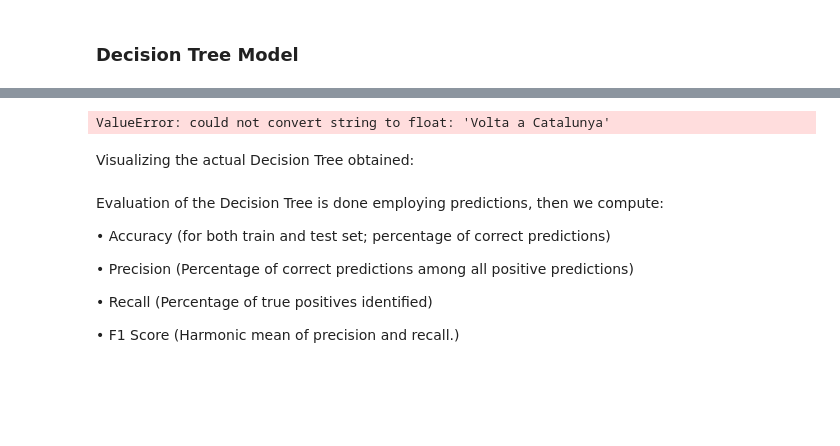
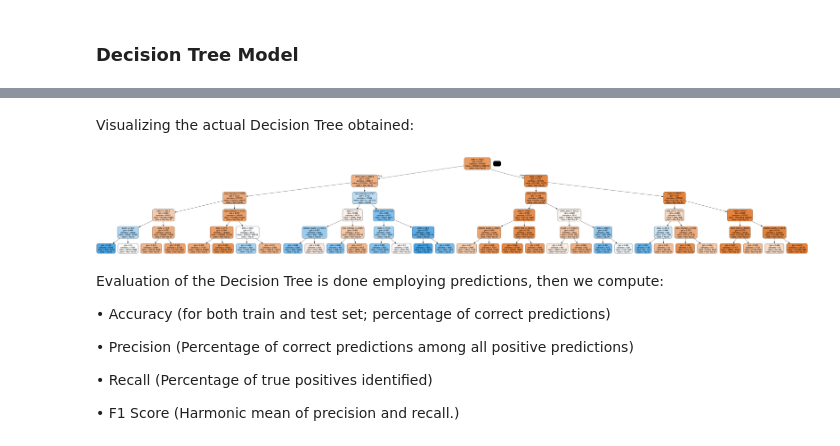
Before and after one commit to leomanne/Data-Mining, a Jupyter notebook: fourth_task.ipynb, the cells around one changed output, grey strips where cells are left out. Cells and saved outputs as stored; diff of their text form; code cells hidden in the pictures; blank space fills up the shorter version.

```diff
--- a/fourth_task.ipynb
+++ b/fourth_task.ipynb
@@ -296,0 +155,24 @@ data_merged['date'] = (data_merged['date'] - data_merged['date'].min()) / (data_
+# %%
+#Function to discretize the variables
+#Input: the dataset and the list of variables' names to discretize
+def discretize_data(dataset, variables):
+    for variable in variables:
+        #Get the unique variable's values
+        var = sorted(dataset[variable].unique())
+        #Generate a mapping from the variable's values to the number representation
+        mapping = dict(zip(var, range(0, len(var) + 1)))
+        dataset[variable] = dataset[variable].map(mapping).astype(int)
+    return dataset
+# %%
+#Attribute to transform
+categorical_variables = ['race_url', 'season', 'cyclist_url', 'nationality', 'continent']
+data_merged = discretize_data(data_merged, categorical_variables)
+
+#Other casting
+data_merged['is_tarmac'] = data_merged['is_tarmac'].astype(int)
+data_merged['date'] = pd.DatetimeIndex(data_merged['date']).year
+
+#Training set
+train_data = data_merged[data_merged['date'] < 2022]
+#Test set
+test_data = data_merged[data_merged['date'] >= 2022]
@@ -297,3 +244,11 @@ data_merged['date'] = (data_merged['date'] - data_merged['date'].min()) / (data_
+# %%
+#Feature(x) and target(y) for training
+x_train = train_data.drop(columns=['top_20'])
+y_train = train_data['top_20']
+
+#Feature(x) and target(y) for testing
+x_test = test_data.drop(columns=['top_20'])
+y_test = test_data['top_20']
 # %% [markdown]
 # Learning Algorithms
 # %% [markdown]
@@ -344,16 +280,14 @@ Model creation and training is obtained:
 dt = tree.DecisionTreeClassifier(
     criterion='gini',               #Use the Gini index to evaluate the purity of splits
     splitter='best',                #Splits the nodes by choosing the best split
-    max_depth=10,                   #Limit tree depth to 10 levels
+    max_depth=5,                    #Limit tree depth to 10 levels
     min_samples_split=3,            #A node must have at least 3 samples to be split
     min_samples_leaf=4,             #Each leaf must contain at least 4 examples
     random_state=42                 #Ensures repeatability of results
 )
 
 #Train the model
-dt = dt.fit(train_set, train_label)
+dt = dt.fit(x_train, y_train)
-# %% [output]
-ValueError: could not convert string to float: 'Volta a Catalunya'
 # %% [markdown]
 Visualizing the actual Decision Tree obtained:
 # %%
@@ -366,11 +300,13 @@ Visualizing the actual Decision Tree obtained:
 #os.environ["PATH"] += os.pathsep + 'C:\Program Files (x86)\Graphviz2.38/bin/'
 # %%
 dot_data = tree.export_graphviz(dt, out_file=None,
-                                feature_names=list(train_set.columns),
+                                feature_names=list(x_train.columns),
                                 class_names=['Non-Top 20', 'Top 20'],
                                 filled=True, rounded=True)
 graph = pydotplus.graph_from_dot_data(dot_data)
 Image(graph.create_png())
+# %% [output]
+[figure, added]
 # %% [markdown]
 Evaluation of the Decision Tree is done employing predictions, then we compute:
 
```
Also changed, not shown: parts of 82 cells of this notebook.
